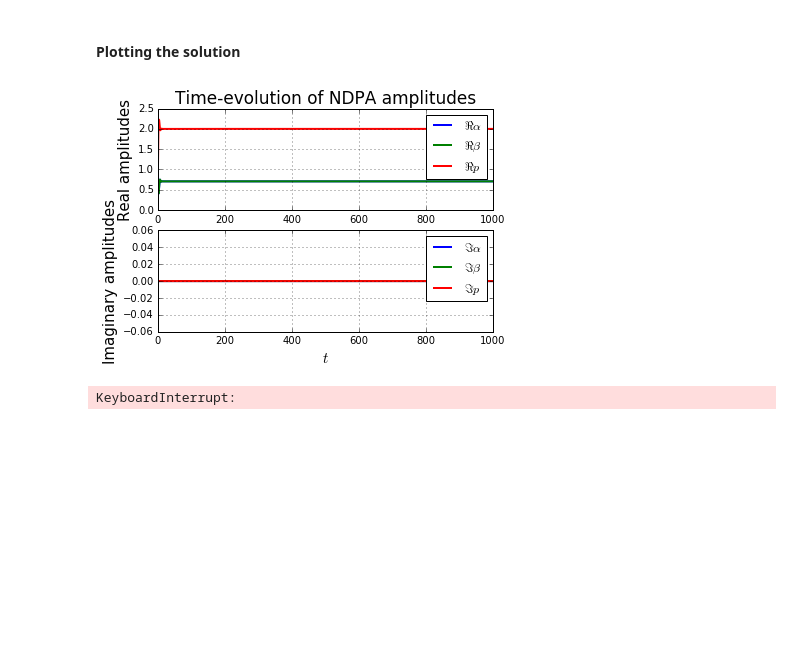
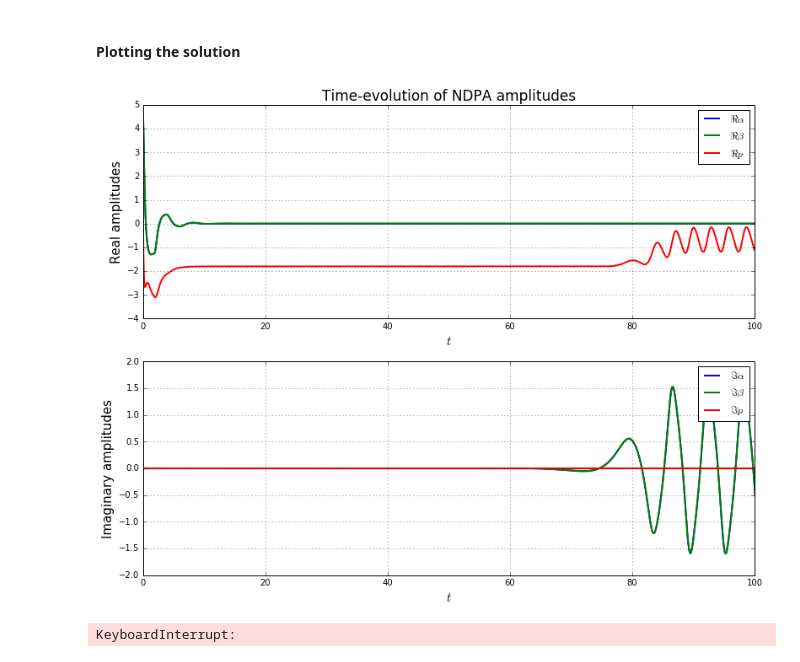
Before and after one commit to nemetniki/General-linear-model, a Jupyter notebook: Classical.ipynb, the cells around one changed output. Saved outputs shown, nothing was run; the diff lists cells and outputs as text; code cells hidden in the pictures; blank space fills up the shorter version.

Commit message:
3D figures created and others for the paper

```diff
--- a/Classical.ipynb
+++ b/Classical.ipynb
@@ -49,10 +49,10 @@ paramsNDPA = {
             'phb'  : 0.0,
             'kab'  : 1.,
             'kpa'  : 1.,
-            'eta'  : 2.5,
+            'eta'  : 1.8,
             'th'   : 0.,
-            'taua' : 0.0,
-            'taub' : 0
+            'taua' : 1.8833,
+            'taub' : 1.8833
                         }
 #1,0.2,0.9487,0.0942,.25,0.9487,0.0,1,0.4,0,3,0.0001
 ddeNDPA = dde23(eqns=eqnsNDPA, params=paramsNDPA)
@@ -93,7 +93,7 @@ pNDPA  = sol['p']
 # %% [markdown]
 #### Plotting the solution
 # %%
-plt.figure(1)
+plt.figure(1,figsize=(13,10))
 plt.clf()
 plt.subplot(2,1,1)
 plt.plot(tNDPA,np.real(alNDPA),linewidth=2.0)
@@ -101,42 +101,42 @@ plt.plot(tNDPA,np.real(beNDPA),linewidth=2.0)
 plt.plot(tNDPA,np.real(pNDPA),linewidth=2.0)
 plt.xlabel('$t$',fontsize=15.)
 plt.ylabel('Real amplitudes',fontsize=15.)
-plt.legend(['$\Re{\\alpha}$','$\Re{\\beta}$','$\Re{p}$'],loc='best')
+plt.legend(['$\Re{\\alpha}$','$\Re{\\beta}$','$\Re{p}$'],loc='upper right')
 plt.title('Time-evolution of NDPA amplitudes',fontsize=17.)
-#plt.xlim(0.,100)
+plt.xlim(0.,100)
 #plt.ylim(-1.,3)
 plt.grid(True)
 plt.subplot(2,1,2)
 plt.plot(tNDPA,np.imag(beNDPA),linewidth=2.0)
 plt.plot(tNDPA,np.imag(alNDPA),linewidth=2.0)
 plt.plot(tNDPA,np.imag(pNDPA),linewidth=2.0)
-plt.legend(['$\Im{\\alpha}$','$\Im{\\beta}$','$\Im{p}$'],loc='best')
+plt.legend(['$\Im{\\alpha}$','$\Im{\\beta}$','$\Im{p}$'],loc='upper right')
 plt.xlabel('$t$',fontsize=15.)
 plt.ylabel('Imaginary amplitudes',fontsize=15.)
-#plt.xlim(0.,100)
+plt.xlim(0.,100)
 #plt.ylim(-1.,3)
 plt.grid(True)
 plt.show()
 
 ## Make a plot of x(t) vs x(t-tau):
 # Sample the solution twice with a stepsize of dt=0.1:
 
 # once in the interval [515, 1000]
 #sol1 = dde.sample(515, 1000, 0.1)
 #al1 = sol1['al']
 
 # and once between [500, 1000-15]
 #sol2 = dde.sample(514.999, 1000-0.001, 0.1)
 #al2 = sol2['al']
 
 #pl.figure(2)
 #pl.clf()
 #pl.plot(al1, al2)
 #pl.xlabel('$\\alpha(t)$')
 #pl.ylabel('$\\alpha(t - \\tau)$')
 #pl.show()
 # %% [output]
-[figure, old version]
+[figure, new version]
 # %%
 eqnsNDPA = {
     'al:c' : '-(1.+ii*d)*al + p*conj(be) - ka*exp(ii*pha)*al(t-taua)',
```
Also changed, not shown: parts of 1 cell of this notebook, 2 other files.
